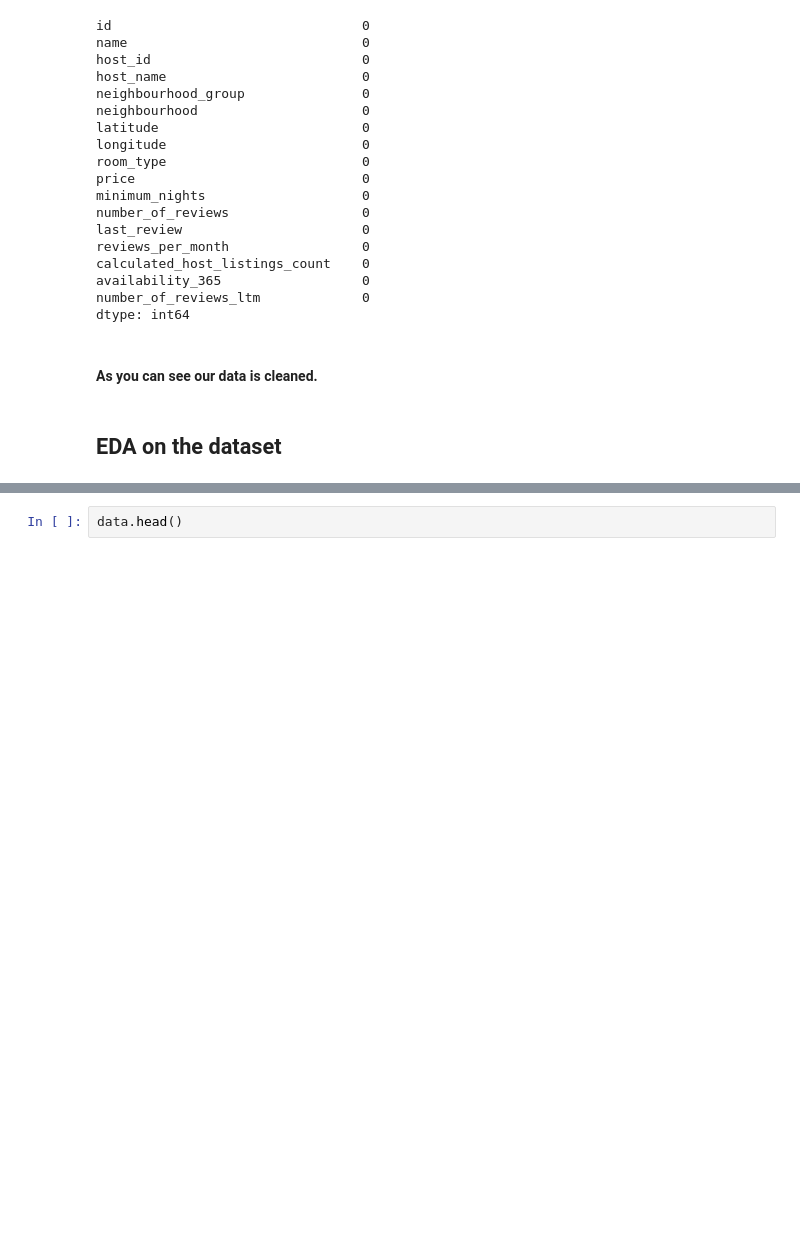
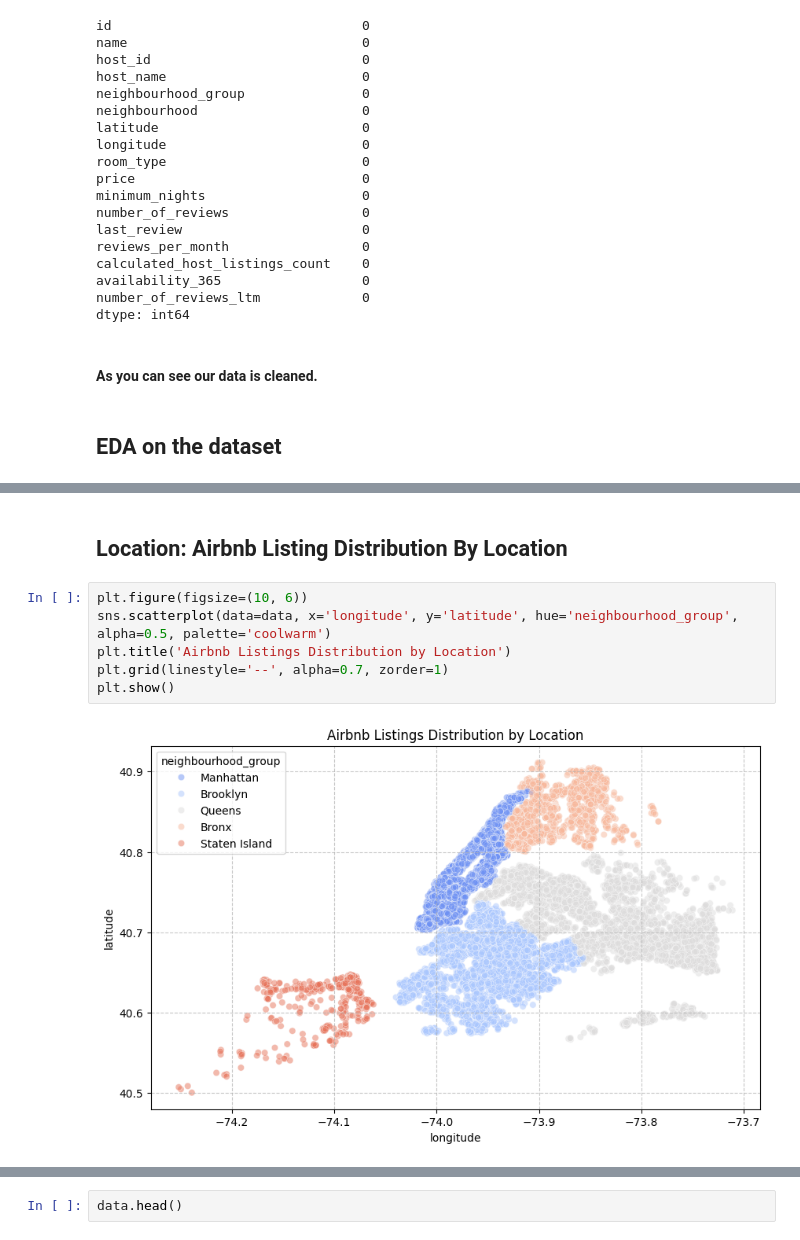
Before and after one commit to Ankit6174/Airbnb-Price-Analysis, a Jupyter notebook: notebooks/exploratory_analysis.ipynb, the cells around one changed output, grey strips where cells are left out. Cells and saved outputs as stored; diff of their text form; blank space fills up the shorter version.

```diff
--- a/notebooks/exploratory_analysis.ipynb
+++ b/notebooks/exploratory_analysis.ipynb
@@ -86 +94,11 @@ Text(0.5, 1.0, 'Room Type Distribution')
+# %% [markdown]
+## Location: Airbnb Listing Distribution By Location
+# %%
+plt.figure(figsize=(10, 6))
+sns.scatterplot(data=data, x='longitude', y='latitude', hue='neighbourhood_group', alpha=0.5, palette='coolwarm')
+plt.title('Airbnb Listings Distribution by Location')
+plt.grid(linestyle='--', alpha=0.7, zorder=1)
+plt.show()
+# %% [output]
+[figure, added]
 # %%
```
Also changed, not shown: parts of 18 cells of this notebook, 5 other files.
